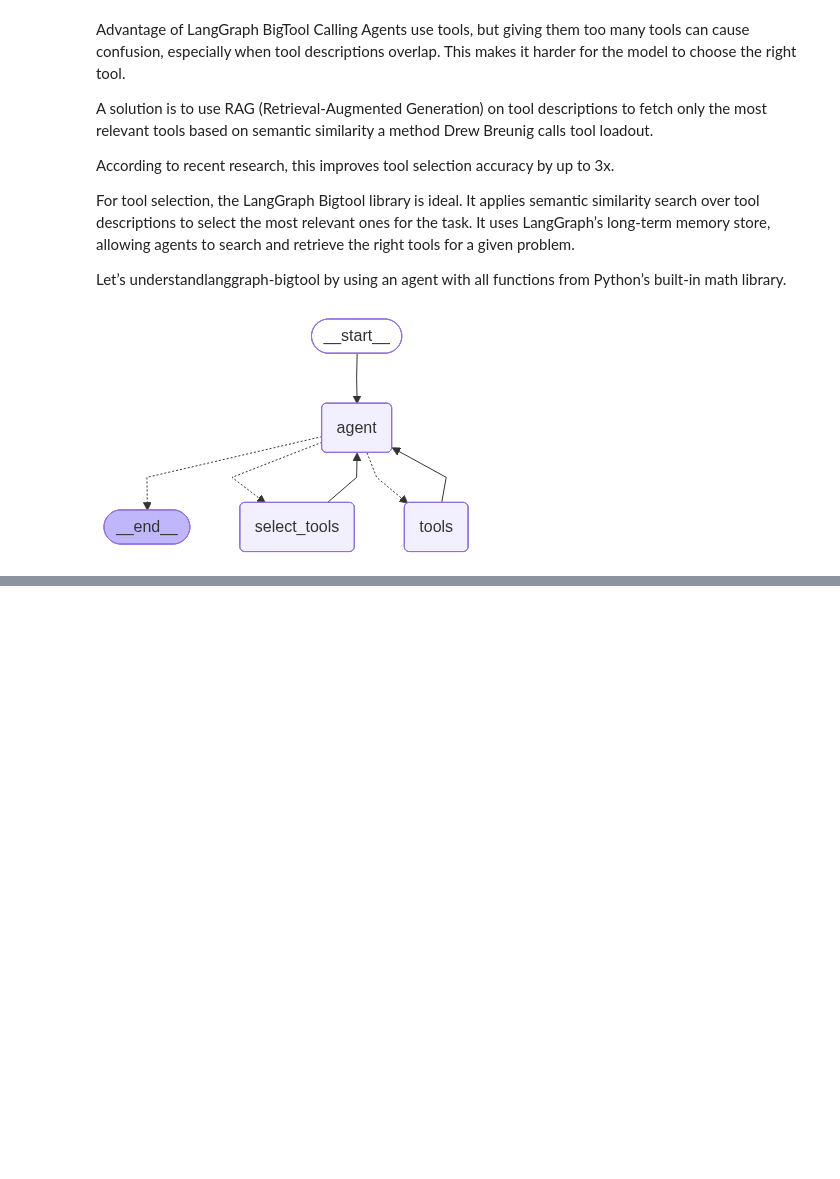
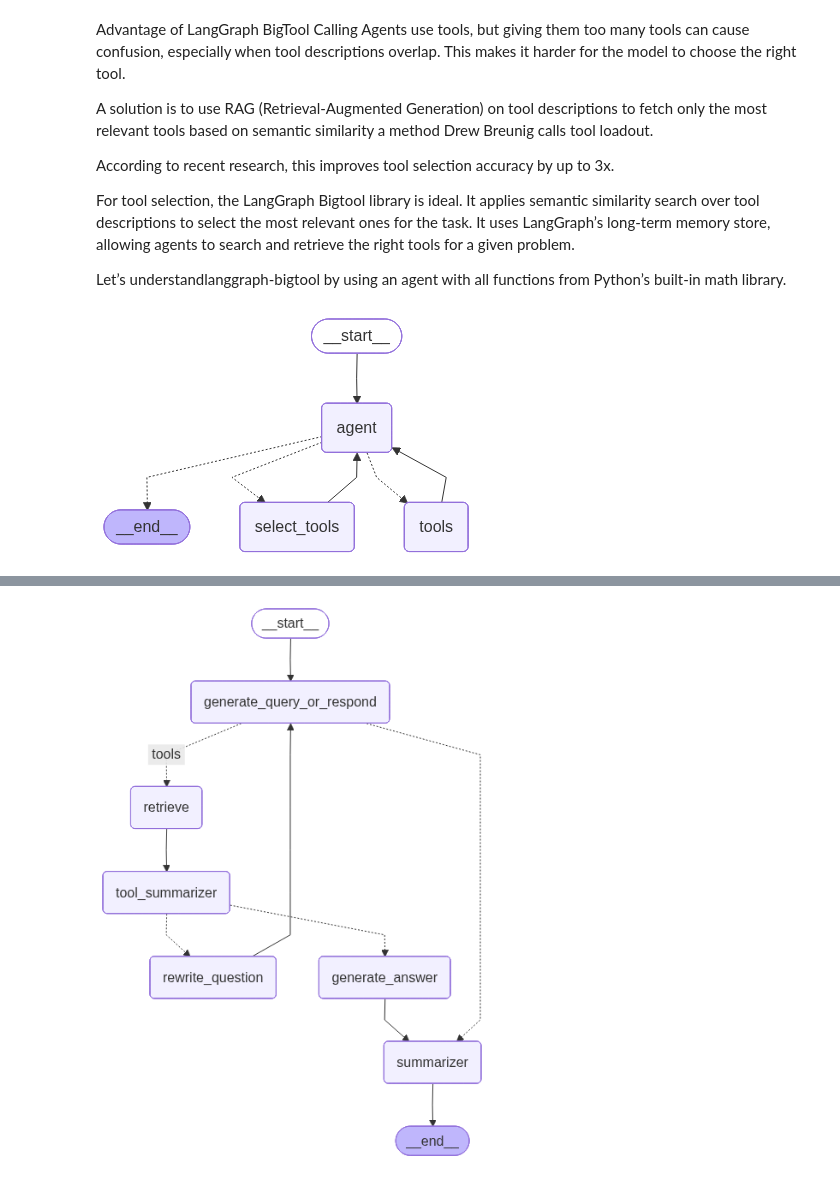
Before and after one commit to AutoQAce/optimizing_agents_contextual_engineering, a Jupyter notebook: optimizing_agents_contextual_engineering.ipynb, the cells around one changed output, grey strips where cells are left out. Cells and saved outputs as stored; diff of their text form; code cells hidden in the pictures; blank space fills up the shorter version.

```diff
--- a/optimizing_agents_contextual_engineering.ipynb
+++ b/optimizing_agents_contextual_engineering.ipynb
@@ -1071,0 +1170,11 @@ AttributeError: 'ToolNode' object has no attribute 'inject_tool_args'
+# %%
+
+from langchain.tools import tool
+
+@tool
+def retrieve_blog_posts(query: str) -> str:
+    """ Search and return information about the blog posts. """
+    docs = retriever.invoke(query)
+    return "\n\n".join([doc.page_content for doc in docs])
+
+retriever_tool = retrieve_blog_posts
@@ -1071,0 +1560,7 @@ AttributeError: 'ToolNode' object has no attribute 'inject_tool_args'
+# %%
+class State(MessagesState):
+    summary : str
+# %%
+# Define the summarization prompt
+summarization_prompt = """Summarize the full chat history and all tool feedback to
+give an overview of what the user asked about and what the agent did."""
@@ -1071,0 +1665,5 @@ AttributeError: 'ToolNode' object has no attribute 'inject_tool_args'
+# %%
+from IPython.display import Image, display
+display(Image(agent.get_graph().draw_mermaid_png()))
+# %% [output]
+[figure, added]
```
Also changed, not shown: parts of 37 cells of this notebook, 4 other files.
